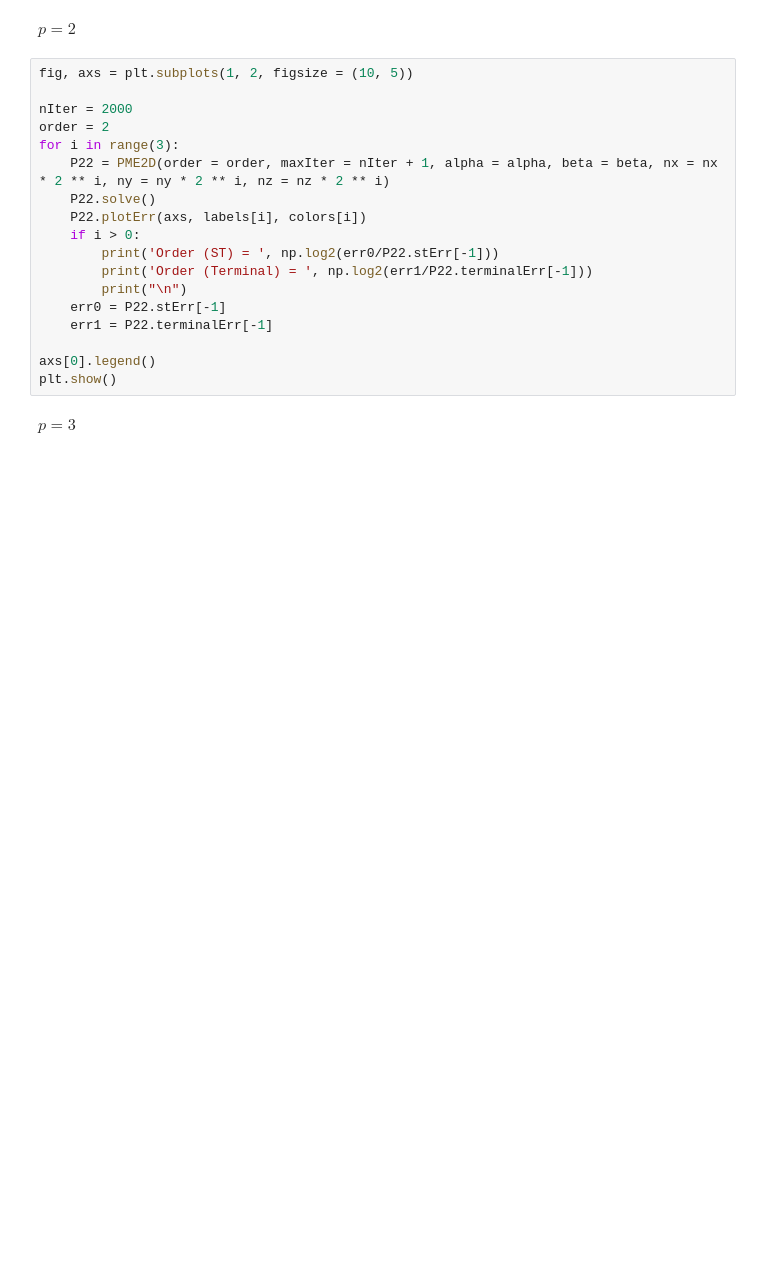
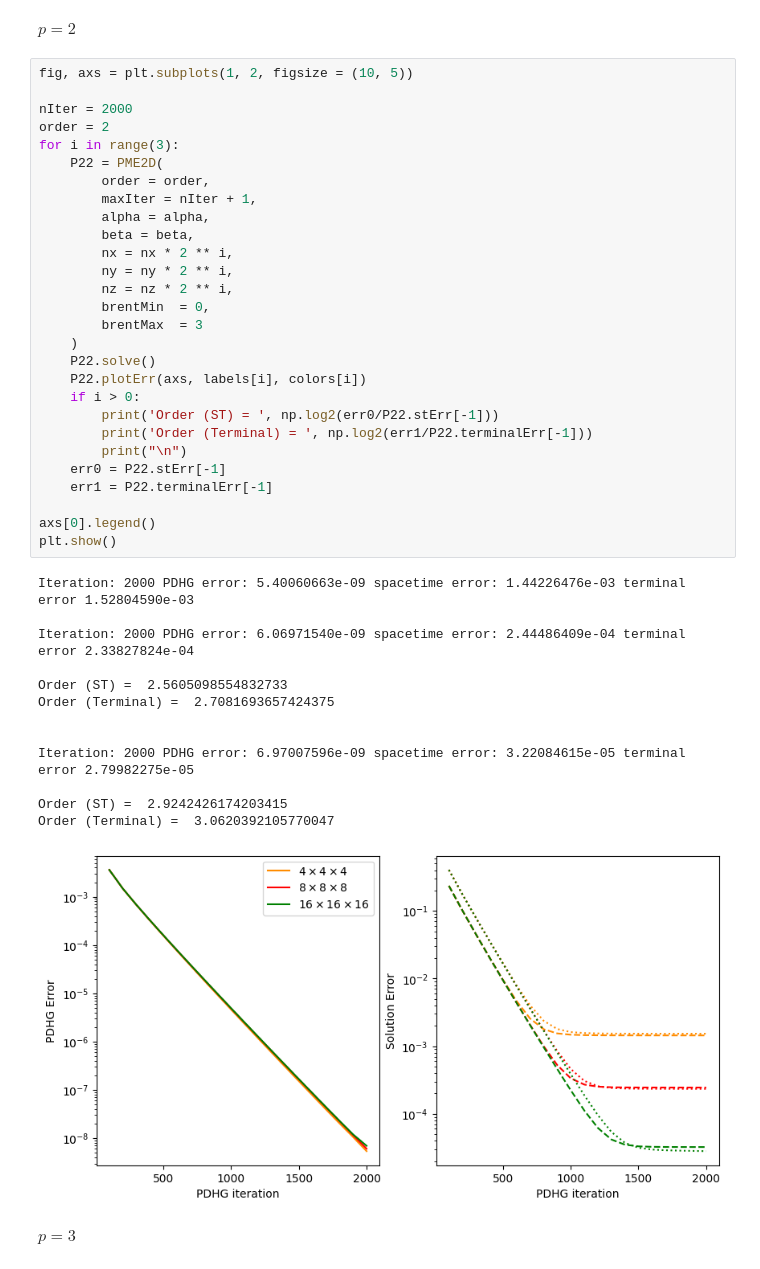
Before and after one commit to avj-jpg/WassersteinGradientFlows, a Jupyter notebook: PME-brent.ipynb, the cells around one changed output. Saved outputs shown, nothing was run; the diff lists cells and outputs as text; blank space fills up the shorter version.

```diff
--- a/PME-brent.ipynb
+++ b/PME-brent.ipynb
@@ -344,21 +393,45 @@ $p=2$
 # %%
 fig, axs = plt.subplots(1, 2, figsize = (10, 5))
 
 nIter = 2000
 order = 2
 for i in range(3):
-    P22 = PME2D(order = order, maxIter = nIter + 1, alpha = alpha, beta = beta, nx = nx * 2 ** i, ny = ny * 2 ** i, nz = nz * 2 ** i)
+    P22 = PME2D(
+        order = order,
+        maxIter = nIter + 1,
+        alpha = alpha,
+        beta = beta,
+        nx = nx * 2 ** i,
+        ny = ny * 2 ** i,
+        nz = nz * 2 ** i,
+        brentMin  = 0,
+        brentMax  = 3
+    )
     P22.solve()
     P22.plotErr(axs, labels[i], colors[i])
     if i > 0:
         print('Order (ST) = ', np.log2(err0/P22.stErr[-1]))
         print('Order (Terminal) = ', np.log2(err1/P22.terminalErr[-1]))
         print("\n")
     err0 = P22.stErr[-1]
     err1 = P22.terminalErr[-1]
 
 axs[0].legend()
 plt.show()
+# %% [output]
+Iteration: 2000 PDHG error: 5.40060663e-09 spacetime error: 1.44226476e-03 terminal error 1.52804590e-03
+
+Iteration: 2000 PDHG error: 6.06971540e-09 spacetime error: 2.44486409e-04 terminal error 2.33827824e-04
+
+Order (ST) =  2.5605098554832733
+Order (Terminal) =  2.7081693657424375
+
+
+Iteration: 2000 PDHG error: 6.97007596e-09 spacetime error: 3.22084615e-05 terminal error 2.79982275e-05
+
+Order (ST) =  2.9242426174203415
+Order (Terminal) =  3.0620392105770047
+[figure, added]
 # %% [markdown]
 $p=3$
 # %%
```
Also changed, not shown: parts of 12 cells of this notebook, 5 other files.
